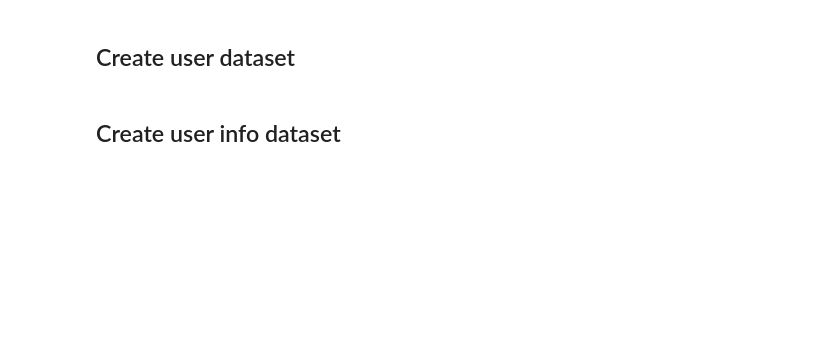
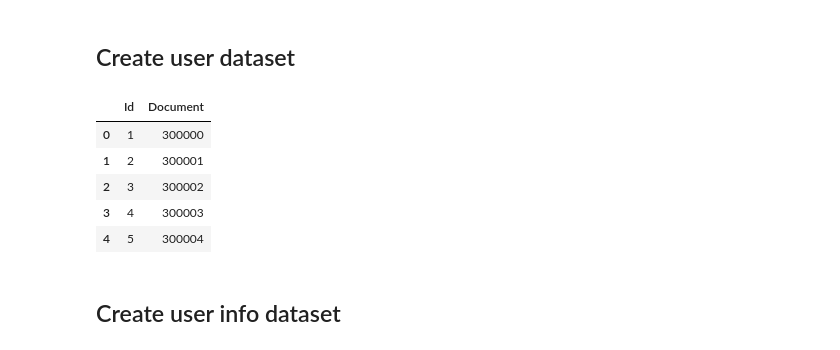
Before and after one commit to manliot/ETL-orders, a Jupyter notebook: dags/utils/create_data_source.ipynb, the cells around one changed output. Cells and saved outputs as stored; diff of their text form; code cells hidden in the pictures; blank space fills up the shorter version.

```diff
--- a/dags/utils/create_data_source.ipynb
+++ b/dags/utils/create_data_source.ipynb
@@ -45,19 +58,25 @@ products_df.head()
 # %% [markdown]
 ## Create user dataset
 # %%
-user_df = pd.DataFrame(columns=['Id', 'Document'])
-
+user_data = []
 i = 1
 for document in range(300000, 300300):
-    user_df = pd.concat([user_df, pd.DataFrame(
-        [{
-            'Id': i,
-            'Document': document,
-        }])], ignore_index=True)
+    user_data.append({
+        'Id': i,
+        'Document': document,
+    })
     i += 1
 
-user_df.to_csv('/outputFiles/users.csv', index=False)
+user_df = pd.DataFrame(user_data, columns=['Id', 'Document'])
+user_df.to_csv('../../outputFiles/users.csv', index=False)
 user_df.head()
+# %% [output]
+|  | Id | Document |
+| 0 | 1 | 300000 |
+| 1 | 2 | 300001 |
+| 2 | 3 | 300002 |
+| 3 | 4 | 300003 |
+| 4 | 5 | 300004 |
 # %% [markdown]
 ## Create user info dataset
 # %%
```
Also changed, not shown: parts of 4 cells of this notebook.
